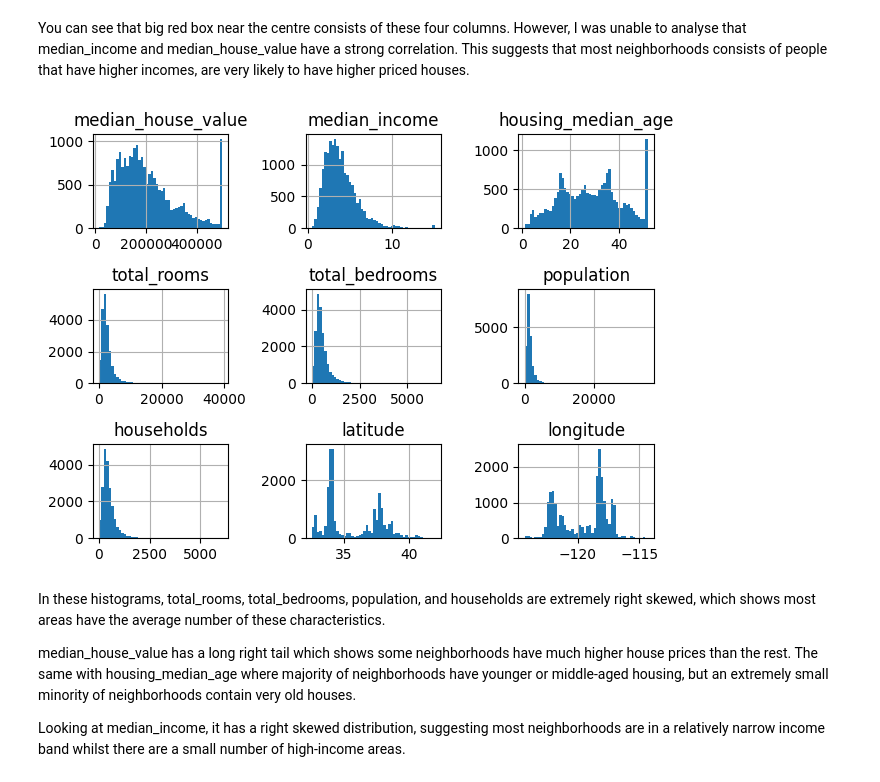
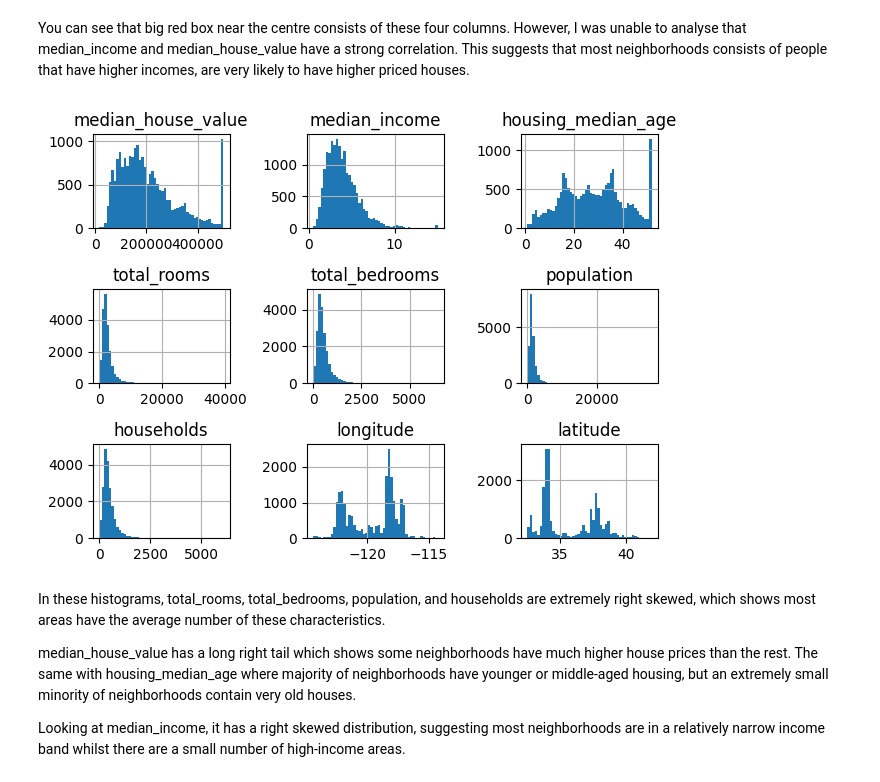
Before and after one commit to kabirdin5/computer-vision-project, a Jupyter notebook: CSC3831_Coursework_P1.ipynb, the cells around one changed output. Saved outputs shown, nothing was run; the diff lists cells and outputs as text; code cells hidden in the pictures.

```diff
--- a/CSC3831_Coursework_P1.ipynb
+++ b/CSC3831_Coursework_P1.ipynb
@@ -41,3 +49,8 @@ Above we've loaded in a corrupted version of a housing dataset. The anomalies ne
+# %%
+all_columns = ['median_house_value', 'median_income', 'housing_median_age',
+            'total_rooms', 'total_bedrooms', 'population', 'households',
+            'longitude', 'latitude']
+null_columns = ['median_income', 'housing_median_age', 'population']
 # %% [markdown]
 # 1. Data Understanding [7]
 ### Tasks:
@@ -159,12 +172,11 @@ sns.heatmap(houses_corrupted.corr(), annot=True, cmap='coolwarm')
 # %% [markdown]
 You can see that big red box near the centre consists of these four columns. However, I was unable to analyse that median_income and median_house_value have a strong correlation. This suggests that most neighborhoods consists of people that have higher incomes, are very likely to have higher priced houses.
 # %%
-houses_corrupted[['median_house_value', 'median_income', 'housing_median_age',
-    'total_rooms', 'total_bedrooms', 'population', 'households', 'latitude', 'longitude']].hist(
+houses_corrupted[all_columns].hist(
         bins=50)
 plt.tight_layout()
 # %% [output]
-[figure, old version]
+[figure, new version]
 # %% [markdown]
 In these histograms, total_rooms, total_bedrooms, population, and households are extremely right skewed, which shows most areas have the average number of these characteristics.
 
```
Also changed, not shown: parts of 77 cells of this notebook.
